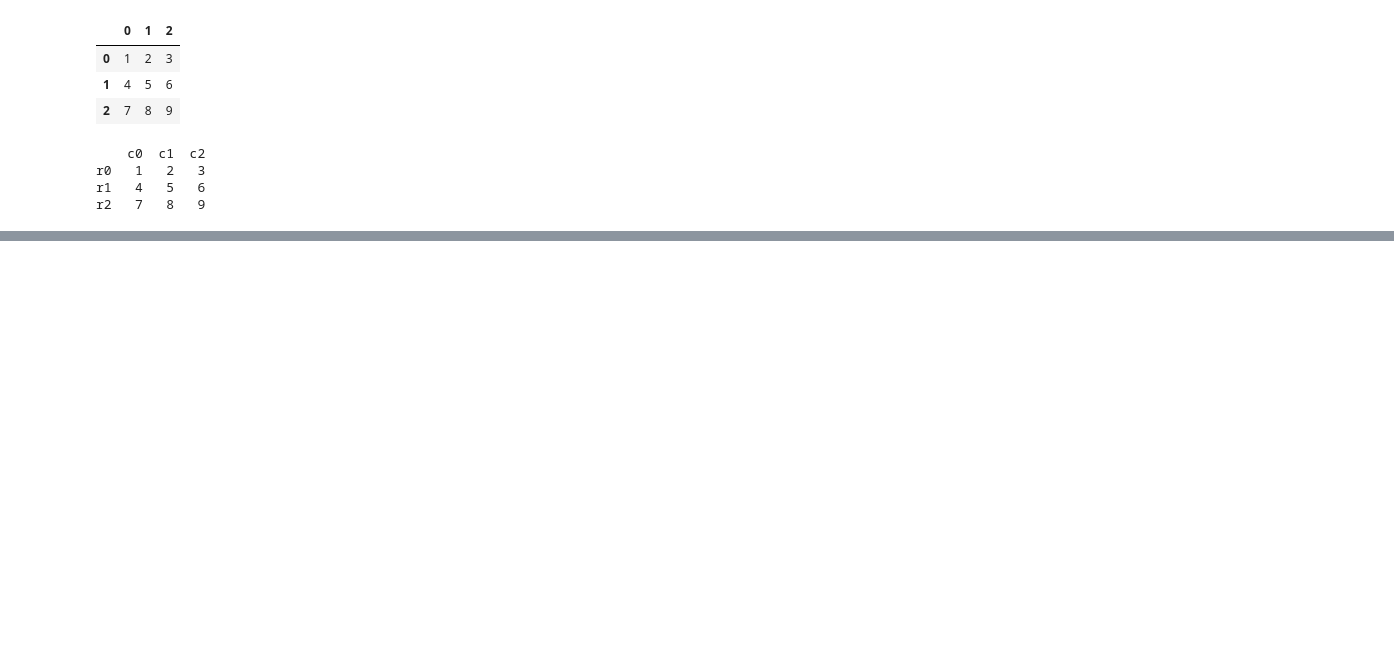
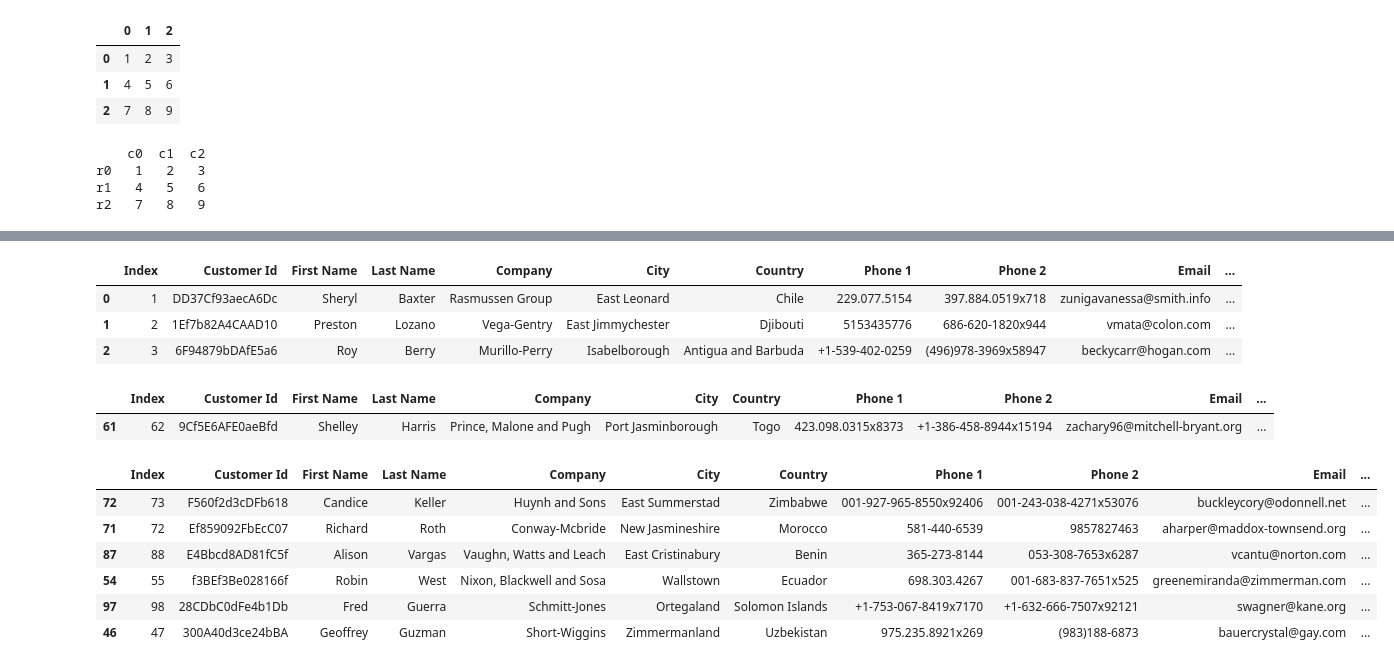
Before and after one commit to AbhishekChauhan9036/Data-Science, a Jupyter notebook: Pandas/Pandas_Lecture.ipynb, the cells around one changed output, grey strips where cells are left out. Saved outputs shown, nothing was run; the diff lists cells and outputs as text; code cells hidden in the pictures; blank space fills up the shorter version.

Commit message:
Data Science

```diff
--- a/Pandas/Pandas_Lecture.ipynb
+++ b/Pandas/Pandas_Lecture.ipynb
@@ -30,3 +30,5 @@ print(df)
 r0   1   2   3
 r1   4   5   6
 r2   7   8   9
+# %%
+obs_data = pd.read_csv('./customers-100.csv')
@@ -32,0 +53,22 @@ r2   7   8   9
+# %%
+obs_data.head(3)
+# %% [output]
+|  | Index | Customer Id | First Name | Last Name | Company | City | Country | Phone 1 | Phone 2 | Email | ... |
+| 0 | 1 | DD37Cf93aecA6Dc | Sheryl | Baxter | Rasmussen Group | East Leonard | Chile | 229.077.5154 | 397.884.0519x718 | zunigavanessa@smith.info | ... |
+| 1 | 2 | 1Ef7b82A4CAAD10 | Preston | Lozano | Vega-Gentry | East Jimmychester | Djibouti | 5153435776 | 686-620-1820x944 | vmata@colon.com | ... |
+| 2 | 3 | 6F94879bDAfE5a6 | Roy | Berry | Murillo-Perry | Isabelborough | Antigua and Barbuda | +1-539-402-0259 | (496)978-3969x58947 | beckycarr@hogan.com | ... |
+# %%
+obs_data.sample()
+# %% [output]
+|  | Index | Customer Id | First Name | Last Name | Company | City | Country | Phone 1 | Phone 2 | Email | ... |
+| 61 | 62 | 9Cf5E6AFE0aeBfd | Shelley | Harris | Prince, Malone and Pugh | Port Jasminborough | Togo | 423.098.0315x8373 | +1-386-458-8944x15194 | zachary96@mitchell-bryant.org | ... |
+# %%
+obs_data.sample(6)
+# %% [output]
+|  | Index | Customer Id | First Name | Last Name | Company | City | Country | Phone 1 | Phone 2 | Email | ... |
+| 72 | 73 | F560f2d3cDFb618 | Candice | Keller | Huynh and Sons | East Summerstad | Zimbabwe | 001-927-965-8550x92406 | 001-243-038-4271x53076 | buckleycory@odonnell.net | ... |
+| 71 | 72 | Ef859092FbEcC07 | Richard | Roth | Conway-Mcbride | New Jasmineshire | Morocco | 581-440-6539 | 9857827463 | aharper@maddox-townsend.org | ... |
+| 87 | 88 | E4Bbcd8AD81fC5f | Alison | Vargas | Vaughn, Watts and Leach | East Cristinabury | Benin | 365-273-8144 | 053-308-7653x6287 | vcantu@norton.com | ... |
+| 54 | 55 | f3BEf3Be028166f | Robin | West | Nixon, Blackwell and Sosa | Wallstown | Ecuador | 698.303.4267 | 001-683-837-7651x525 | greenemiranda@zimmerman.com | ... |
+| 97 | 98 | 28CDbC0dFe4b1Db | Fred | Guerra | Schmitt-Jones | Ortegaland | Solomon Islands | +1-753-067-8419x7170 | +1-632-666-7507x92121 | swagner@kane.org | ... |
+| 46 | 47 | 300A40d3ce24bBA | Geoffrey | Guzman | Short-Wiggins | Zimmermanland | Uzbekistan | 975.235.8921x269 | (983)188-6873 | bauercrystal@gay.com | ... |
```
Also changed, not shown: parts of 9 cells of this notebook, 1 other file.
